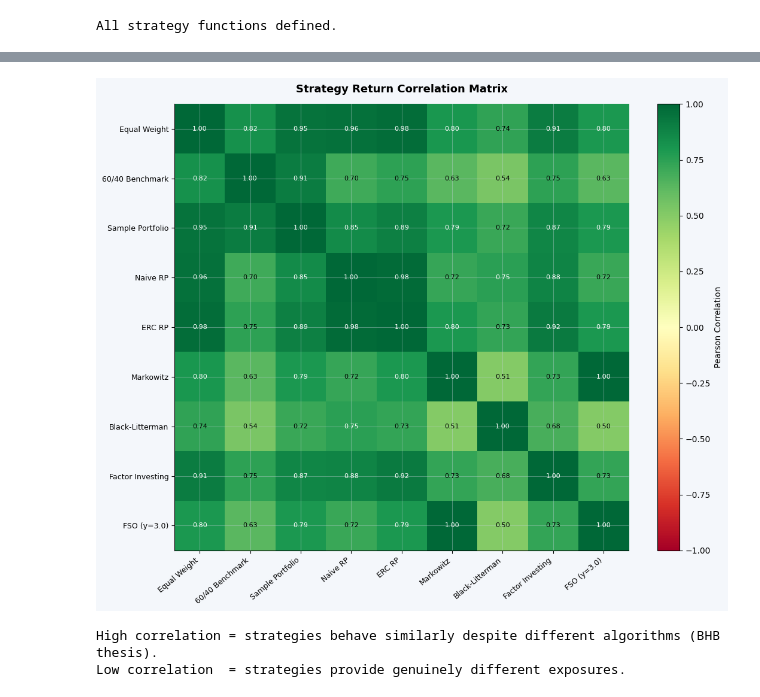
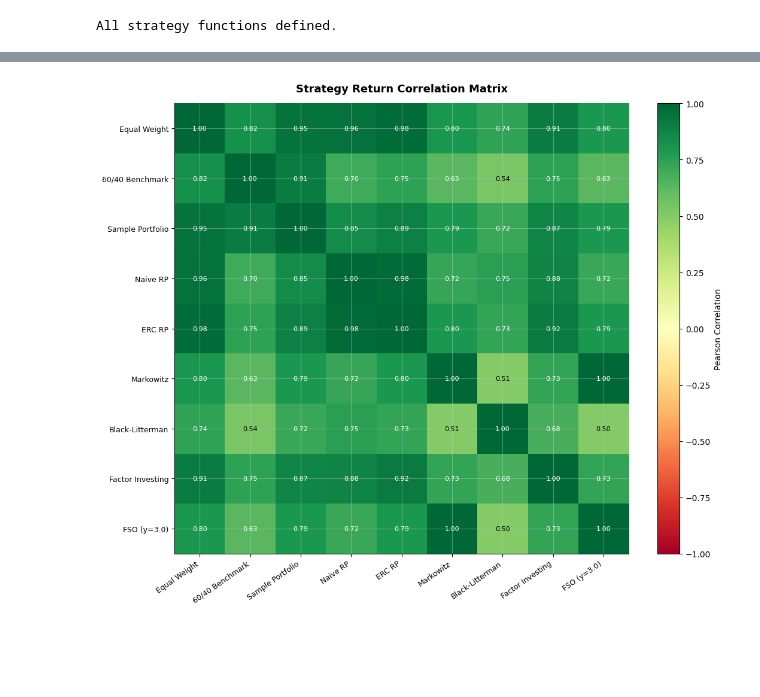
Before and after one commit to Anuj-Khadka/roboadvisor_research, a Jupyter notebook: src/models/09_comparison.ipynb, the cells around one changed output, grey strips where cells are left out. Drawn from its saved outputs; the diff is of its cells as text; code cells hidden in the pictures; blank space fills up the shorter version.

```diff
--- a/src/models/09_comparison.ipynb
+++ b/src/models/09_comparison.ipynb
@@ -38,19 +39,32 @@ initial_investment = config['initial_investment']
 LOOKBACK        = 36
 REBAL_THRESHOLD = 0.05
 VOL_TARGET      = 0.10
+
 CRISES = [
     ('2008-09', '2009-06', 'GFC'),
     ('2020-02', '2020-04', 'COVID'),
     ('2022-01', '2022-12', 'Rate Hikes'),
 ]
 
+PALETTE = {
+    'Equal Weight'    : '#028090',
+    '60/40 Benchmark' : '#8896A5',
+    'Sample Portfolio': '#C05621',
+    'Naive RP'        : '#F6C90E',
+    'ERC RP'          : '#38A169',
+    'Markowitz'       : '#6B46C1',
+    'Black-Litterman' : '#1A202C',
+    'Factor Investing': '#E53E3E',
+    'FSO (y=3.0)'     : '#DD6B20',
+}
+
 plt.rcParams.update({
-    'figure.facecolor': '#F4F7FB', 'axes.facecolor': 'white',
+    'figure.facecolor': '#fff', 'axes.facecolor': 'white',
     'axes.spines.top': False, 'axes.spines.right': False,
     'axes.grid': True, 'grid.alpha': 0.4, 'grid.color': '#CBD5E0',
     'font.family': 'sans-serif',
 })
 print(f'Market: {market_name}  |  Initial investment: ${initial_investment:,.0f}')
-print(f'Lookback: {LOOKBACK}m  |  Rebal threshold: {REBAL_THRESHOLD*100:.0f}%  |  MPT vol target: {VOL_TARGET*100:.0f}%')
+print(f'Lookback: {LOOKBACK}m  |  Rebal threshold: {REBAL_THRESHOLD*100:.0f}%  |  Vol target: {VOL_TARGET*100:.0f}%')
 # %% [output]
 Market: primary_total_market  |  Initial investment: $1,000
@@ -58,16 +72,18 @@ Lookback: 36m  |  Rebal threshold: 5%  |  MPT vol target: 10%
 # %%
-returns = pd.read_csv(BASE / f'{market_name}_returns_monthly.csv', index_col=0, parse_dates=True)
+returns = pd.read_csv(BASE / f'{market_name}_returns_monthly.csv',
+                      index_col=0, parse_dates=True)
 assets  = returns.columns.tolist()
 N       = len(assets)
 
-rf_data           = pd.read_csv(BASE / 'risk_free_monthly.csv', index_col=0, parse_dates=True)
-rf_data           = rf_data.reindex(returns.index, method='ffill')  # align to returns dates
+rf_data           = pd.read_csv(BASE / 'risk_free_monthly.csv',
+                                index_col=0, parse_dates=True)
+rf_data           = rf_data.reindex(returns.index, method='ffill')
 annual_rf_series  = rf_data['rf_annual']
 monthly_rf_series = rf_data['rf_monthly']
 
 print(f'Returns : {returns.index[0].date()} -> {returns.index[-1].date()} ({len(returns)} months)')
 print(f'Assets  : {assets}')
-print(f'RF mean : {annual_rf_series.mean()*100:.3f}% annual (full period)')
+print(f'RF mean : {annual_rf_series.mean()*100:.3f}% annual')
 returns.describe().round(4)
 # %% [output]
 Returns : 2007-05-01 -> 2025-12-01 (224 months)
@@ -430,25 +644,21 @@ plt.tight_layout(); plt.show()
 # %%
-# ── Strategy return correlation matrix ────────────────────────────────────────
 ret_df  = pd.DataFrame(sim)
 corr_df = ret_df.corr()
 n_s     = len(sim)
 
 fig, ax = plt.subplots(figsize=(11, 9))
 im = ax.imshow(corr_df.values, cmap='RdYlGn', vmin=-1, vmax=1, aspect='auto')
 plt.colorbar(im, ax=ax, label='Pearson Correlation')
 ax.set_xticks(range(n_s)); ax.set_yticks(range(n_s))
-ax.set_xticklabels(corr_df.columns, rotation=40, ha='right', fontsize=9)
+ax.set_xticklabels(corr_df.columns, rotation=35, ha='right', fontsize=9)
 ax.set_yticklabels(corr_df.index, fontsize=9)
 for i in range(n_s):
     for j in range(n_s):
-        v = corr_df.values[i, j]
-        ax.text(j, i, f'{v:.2f}', ha='center', va='center', fontsize=8,
-                color='white' if abs(v) > 0.75 else 'black')
-ax.set_title('Strategy Return Correlation Matrix', fontsize=13, fontweight='bold', pad=14)
+        v = corr_df.iloc[i, j]
+        ax.text(j, i, f'{v:.2f}', ha='center', va='center',
+                fontsize=8, color='white' if abs(v) > 0.6 else 'black')
+ax.set_title('Strategy Return Correlation Matrix',
+             fontsize=13, fontweight='bold', pad=14)
 plt.tight_layout(); plt.show()
-print('High correlation = strategies behave similarly despite different algorithms (BHB thesis).')
-print('Low correlation  = strategies provide genuinely different exposures.')
 # %% [output]
-[figure, old version]
+[figure, new version]
-High correlation = strategies behave similarly despite different algorithms (BHB thesis).
-Low correlation  = strategies provide genuinely different exposures.
```
Also changed, not shown: parts of 20 cells of this notebook.
